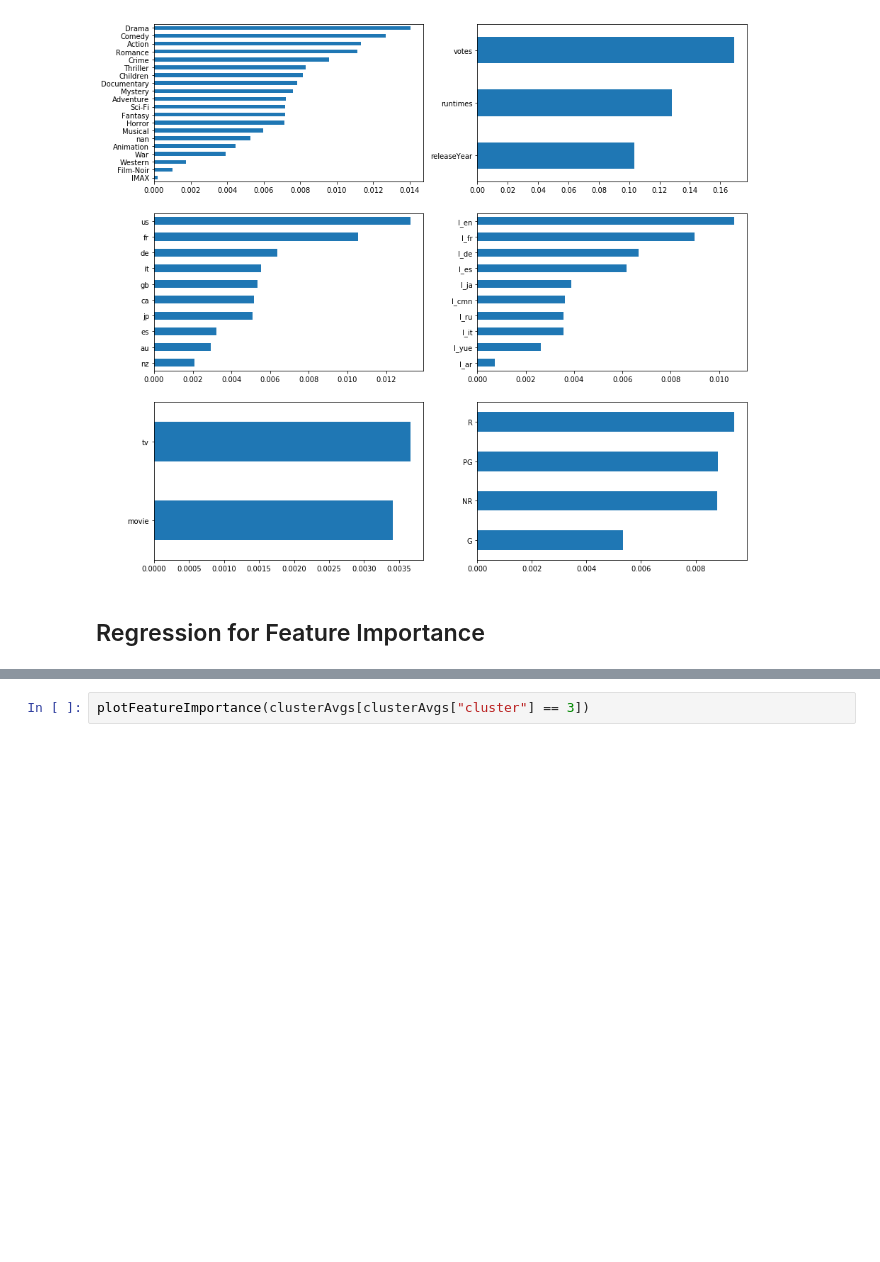
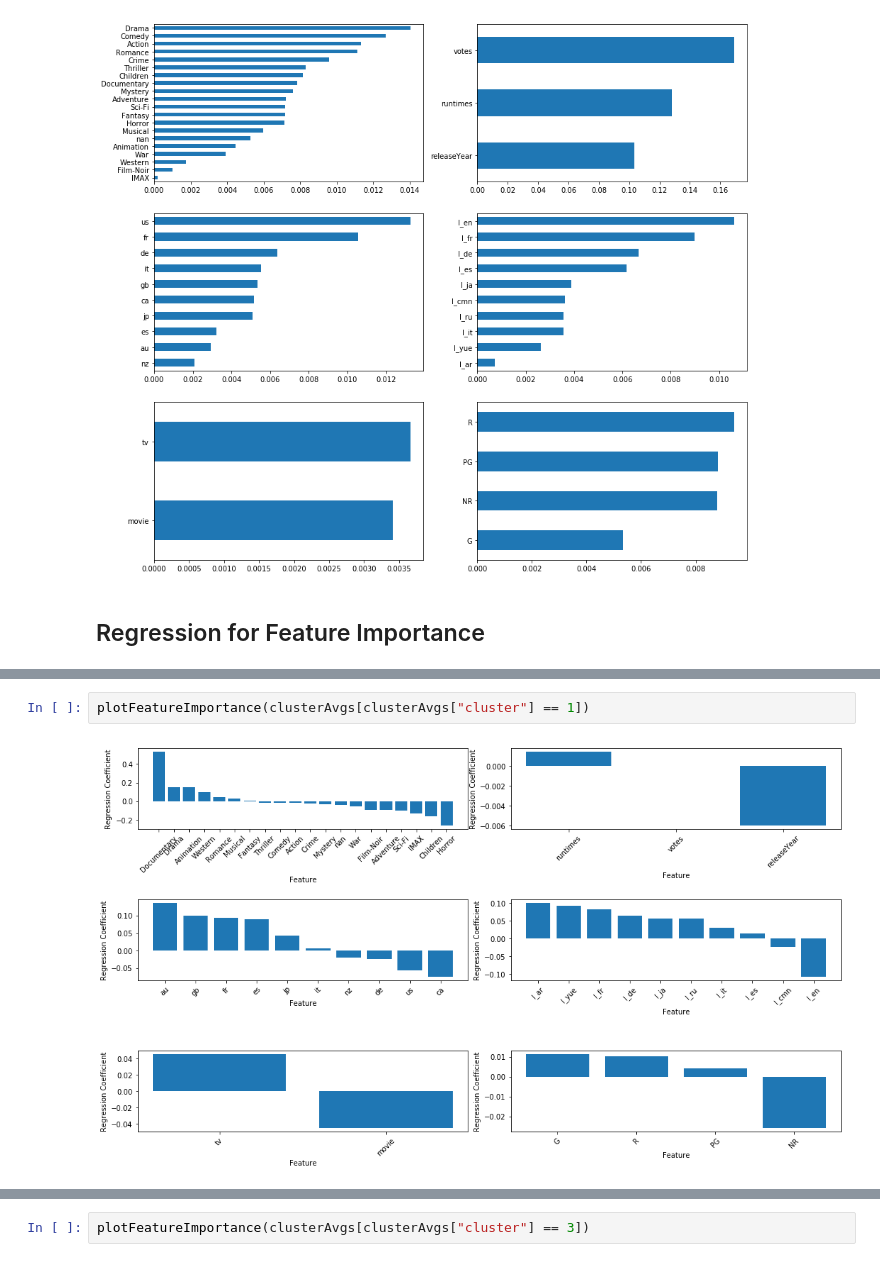
Before and after one commit to SanchayniB/Serendipitous-Recommender-System, a Jupyter notebook: Models/FeatureImportance.ipynb, the cells around one changed output, grey strips where cells are left out. Cells and saved outputs as stored; diff of their text form; blank space fills up the shorter version.

```diff
--- a/Models/FeatureImportance.ipynb
+++ b/Models/FeatureImportance.ipynb
@@ -432,3 +433,7 @@ plotFeatureImportance(clusterAvgs[clusterAvgs["cluster"] == 0])
+# %%
+plotFeatureImportance(clusterAvgs[clusterAvgs["cluster"] == 1])
+# %% [output]
+[figure, added]
 # %%
 plotFeatureImportance(clusterAvgs[clusterAvgs["cluster"] == 2])
 # %% [output]
```
Also changed, not shown: parts of 4 cells of this notebook.
